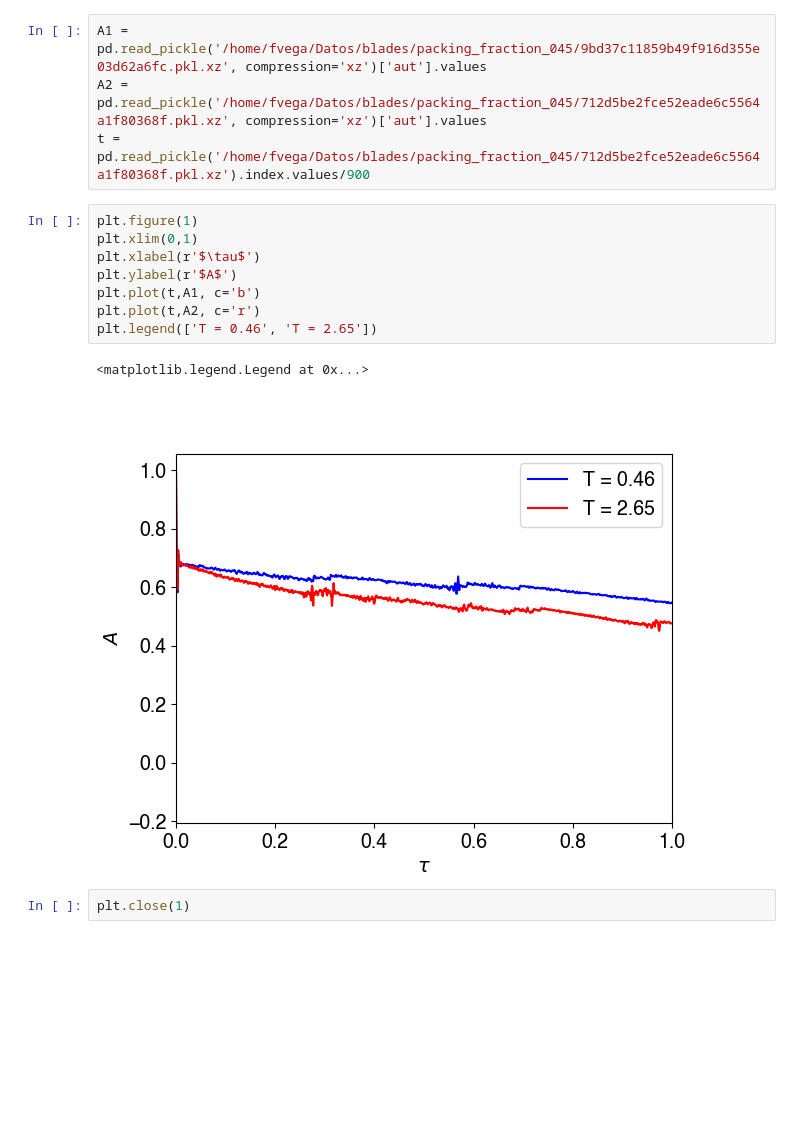
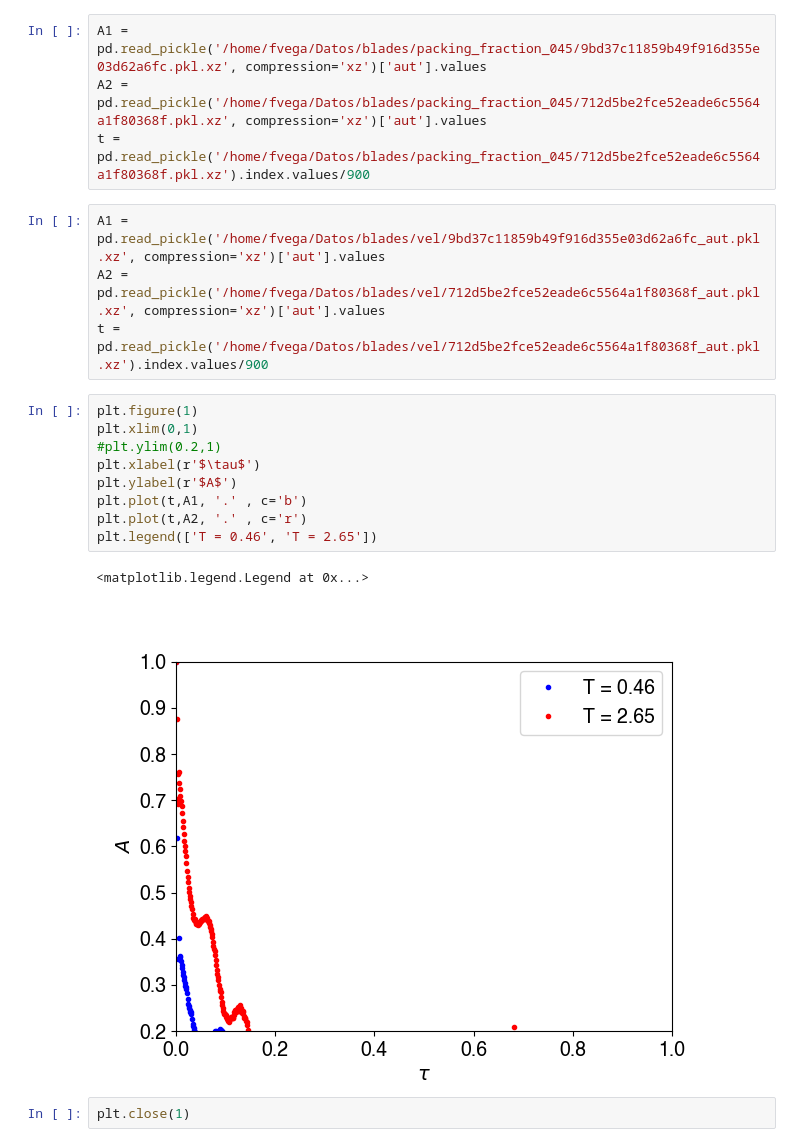
Before and after one commit to fvegar/blades, a Jupyter notebook: power_spectra.ipynb, the cells around one changed output. Cells and saved outputs as stored; diff of their text form; blank space fills up the shorter version.

```diff
--- a/power_spectra.ipynb
+++ b/power_spectra.ipynb
@@ -44,16 +44,21 @@ Available matplotlib backends: ['tk', 'gtk', 'gtk3', 'gtk4', 'wx', 'qt4', 'qt5',
 A1 = pd.read_pickle('/home/fvega/Datos/blades/packing_fraction_045/9bd37c11859b49f916d355e03d62a6fc.pkl.xz', compression='xz')['aut'].values
 A2 = pd.read_pickle('/home/fvega/Datos/blades/packing_fraction_045/712d5be2fce52eade6c5564a1f80368f.pkl.xz', compression='xz')['aut'].values
 t = pd.read_pickle('/home/fvega/Datos/blades/packing_fraction_045/712d5be2fce52eade6c5564a1f80368f.pkl.xz').index.values/900
+# %%
+A1 = pd.read_pickle('/home/fvega/Datos/blades/vel/9bd37c11859b49f916d355e03d62a6fc_aut.pkl.xz', compression='xz')['aut'].values
+A2 = pd.read_pickle('/home/fvega/Datos/blades/vel/712d5be2fce52eade6c5564a1f80368f_aut.pkl.xz', compression='xz')['aut'].values
+t = pd.read_pickle('/home/fvega/Datos/blades/vel/712d5be2fce52eade6c5564a1f80368f_aut.pkl.xz').index.values/900
 # %%
 plt.figure(1)
 plt.xlim(0,1)
+#plt.ylim(0.2,1)
 plt.xlabel(r'$\tau$')
 plt.ylabel(r'$A$')
-plt.plot(t,A1, c='b')
-plt.plot(t,A2, c='r')
+plt.plot(t,A1, '.' , c='b')
+plt.plot(t,A2, '.' , c='r')
 plt.legend(['T = 0.46', 'T = 2.65'])
 # %% [output]
 <matplotlib.legend.Legend at 0x...>
-[figure, old version]
+[figure, new version]
 # %%
 plt.close(1)
```
